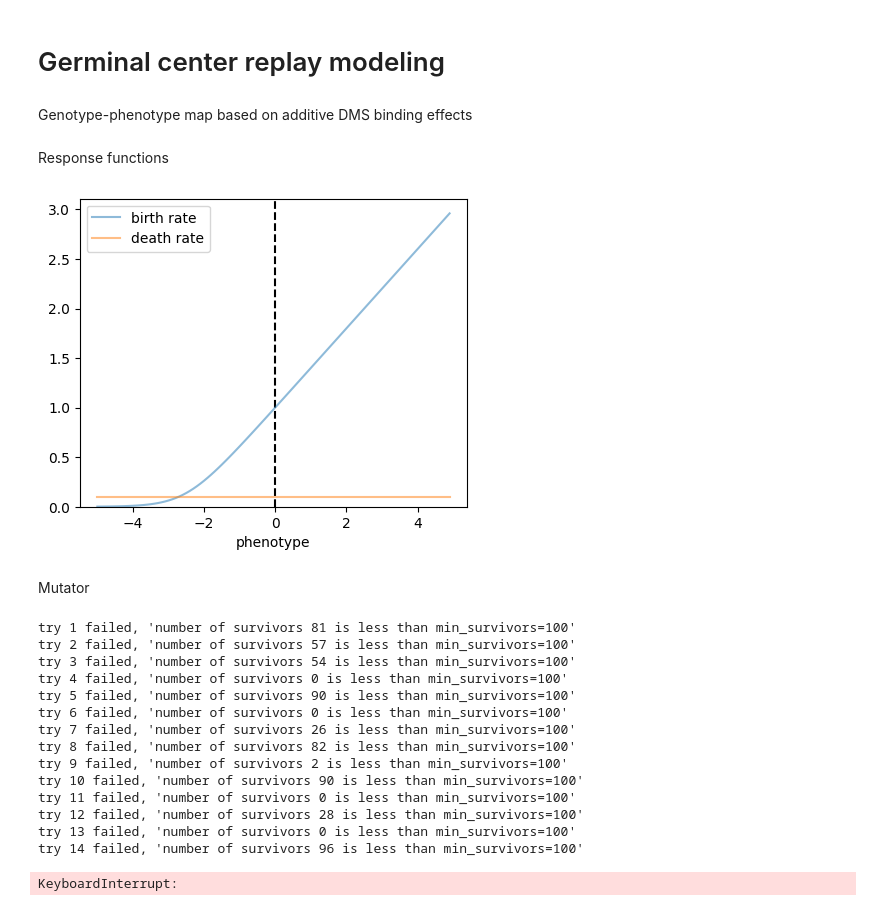
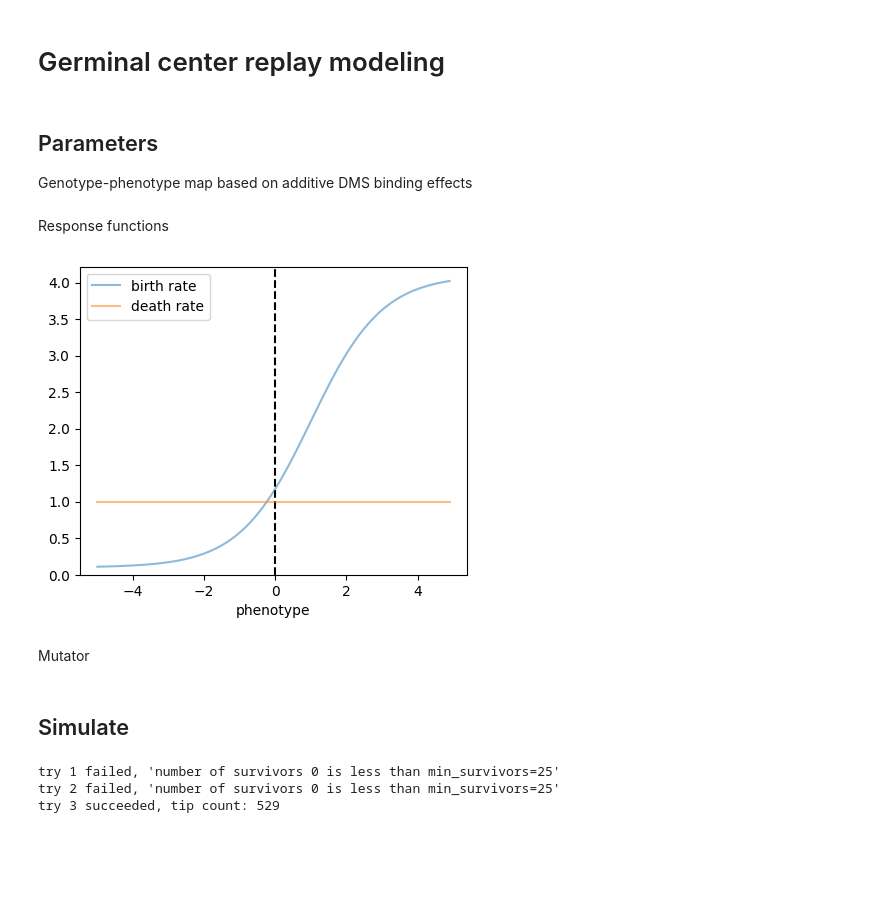
Before and after one commit to matsengrp/gcdyn, a Jupyter notebook: notebooks/bdms_replay.ipynb, the cells around one changed output. Saved outputs shown, nothing was run; the diff lists cells and outputs as text; code cells hidden in the pictures; blank space fills up the shorter version.

Commit message:
carrying capacity

```diff
--- a/notebooks/bdms_replay.ipynb
+++ b/notebooks/bdms_replay.ipynb
@@ -9,6 +9,8 @@ import matplotlib.pyplot as plt
 from gcdyn import bdms, gpmap, mutators, poisson, utils
 from experiments import replay
 # %% [markdown]
+## Parameters
+
 Genotype-phenotype map based on additive DMS binding effects
 # %%
 gp_map = gpmap.AdditiveGPMap(replay.bind_df, nonsense_phenotype=replay.bind_df.min().min())
@@ -16,26 +18,29 @@ assert gp_map(replay.NAIVE_SEQUENCE) == 0
 # %% [markdown]
 Response functions
 # %%
-birth_rate = poisson.SoftReluResponse(xscale=2.0, xshift=-2.5, yscale=0.2, yshift=0.0)
-death_rate = poisson.ConstantResponse(0.1)
-mutation_rate = poisson.SequenceContextMutationResponse(replay.mutability, replay.seq_to_contexts, mutation_intensity=1.0)
+birth_response = poisson.SigmoidResponse(xscale=1.0, xshift=1.0, yscale=4.0, yshift=0.1)
+# birth_response = poisson.ConstantResponse(1.0)
+death_response = poisson.ConstantResponse(1.0)
+mutation_response = poisson.SequenceContextMutationResponse(replay.mutability,
+                                                            replay.seq_to_contexts,
+                                                            mutation_intensity=1.0)
 # %%
 # NBVAL_IGNORE_OUTPUT
 
 x_grid = np.arange(-5, 5, 0.1)
 
 plt.figure(figsize=(5, 4))
 plt.axvline(0, color="k", linestyle="--")
-plt.plot(x_grid, birth_rate.λ_phenotype(x_grid), label="birth rate", alpha=0.5)
-plt.plot(x_grid, death_rate.λ_phenotype(x_grid), label="death rate", alpha=0.5)
+plt.plot(x_grid, birth_response.λ_phenotype(x_grid), label="birth rate", alpha=0.5)
+plt.plot(x_grid, death_response.λ_phenotype(x_grid), label="death rate", alpha=0.5)
 # plt.fill_between(x_grid, mutator.prob(0, x_grid), color="grey", label="distribution of phenotypic\neffects of mutations", alpha=0.5)
 plt.xlabel('phenotype')
 # plt.ylabel('event rate')
 plt.ylim(0, None)
 plt.legend()
 plt.show()
 # %% [output]
-[figure, old version]
+[figure, new version]
 # %% [markdown]
 Mutator
 # %%
@@ -43,5 +48,7 @@ mutator = mutators.SequencePhenotypeMutator(mutators.ContextMutator(mutability=r
                                                                     substitution=replay.substitution,
                                                                     seq_to_contexts=replay.seq_to_contexts),
                                             gp_map)
+# %% [markdown]
+## Simulate
 # %%
 rng = np.random.default_rng(seed=0)
@@ -48,18 +59,17 @@ rng = np.random.default_rng(seed=0)
 # %%
-time_to_sampling = 5
 for iter in range(1000):
     try:
-        tree = bdms.TreeNode()
-        tree.sequence = replay.NAIVE_SEQUENCE
-        tree.x = gp_map(tree.sequence)
+        tree = bdms.TreeNode(sequence=replay.NAIVE_SEQUENCE, x=gp_map(replay.NAIVE_SEQUENCE))
         tree.evolve(
-            time_to_sampling,
-            birth_rate,
-            death_rate,
-            mutation_rate,
+            time,
+            birth_response,
+            death_response,
+            mutation_response,
             mutator,
-            min_survivors=100,
-            max_population=1000,
+            capacity=capacity,
+            init_population=init_population,
+            min_survivors=capacity // 2,
+            capacity_method="birth",
             birth_mutations=False,
             seed=rng,
             verbose=False,
@@ -70,18 +80,6 @@ for iter in range(1000):
         print(f"try {iter + 1} failed, {e}", flush=True)
         continue
 # %% [output]
-try 1 failed, 'number of survivors 81 is less than min_survivors=100'
-try 2 failed, 'number of survivors 57 is less than min_survivors=100'
-try 3 failed, 'number of survivors 54 is less than min_survivors=100'
-try 4 failed, 'number of survivors 0 is less than min_survivors=100'
-try 5 failed, 'number of survivors 90 is less than min_survivors=100'
-try 6 failed, 'number of survivors 0 is less than min_survivors=100'
-try 7 failed, 'number of survivors 26 is less than min_survivors=100'
-try 8 failed, 'number of survivors 82 is less than min_survivors=100'
-try 9 failed, 'number of survivors 2 is less than min_survivors=100'
-try 10 failed, 'number of survivors 90 is less than min_survivors=100'
-try 11 failed, 'number of survivors 0 is less than min_survivors=100'
-try 12 failed, 'number of survivors 28 is less than min_survivors=100'
-try 13 failed, 'number of survivors 0 is less than min_survivors=100'
-try 14 failed, 'number of survivors 96 is less than min_survivors=100'
+try 1 failed, 'number of survivors 0 is less than min_survivors=25'
+try 2 failed, 'number of survivors 0 is less than min_survivors=25'
+try 3 succeeded, tip count: 529
-KeyboardInterrupt:
```
Also changed, not shown: parts of 9 cells of this notebook, 3 other files.
